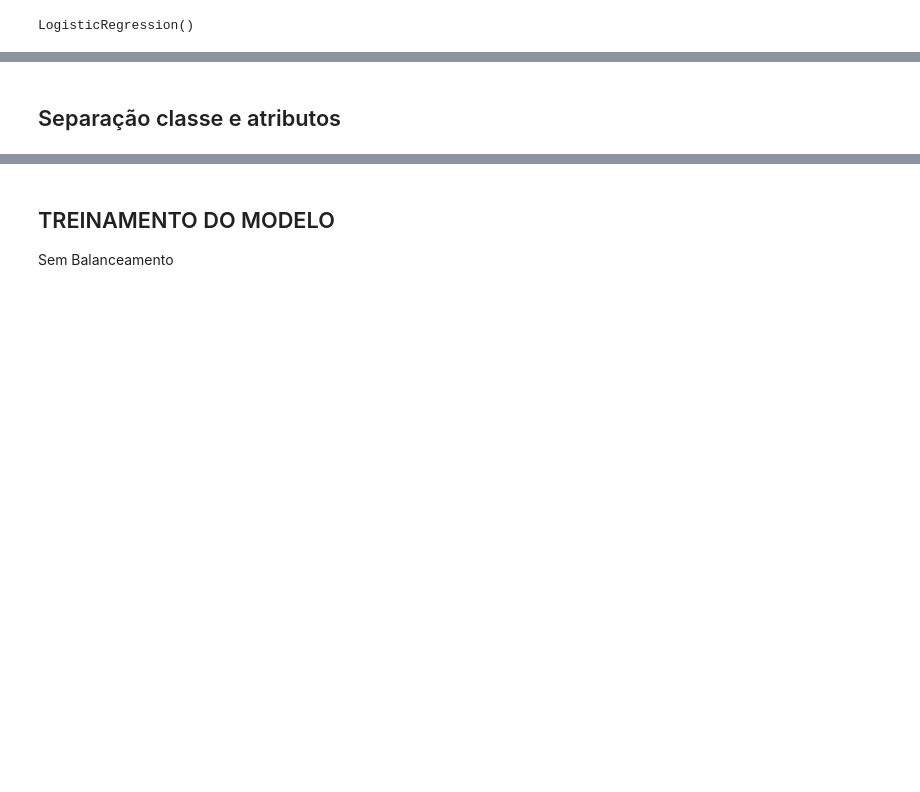
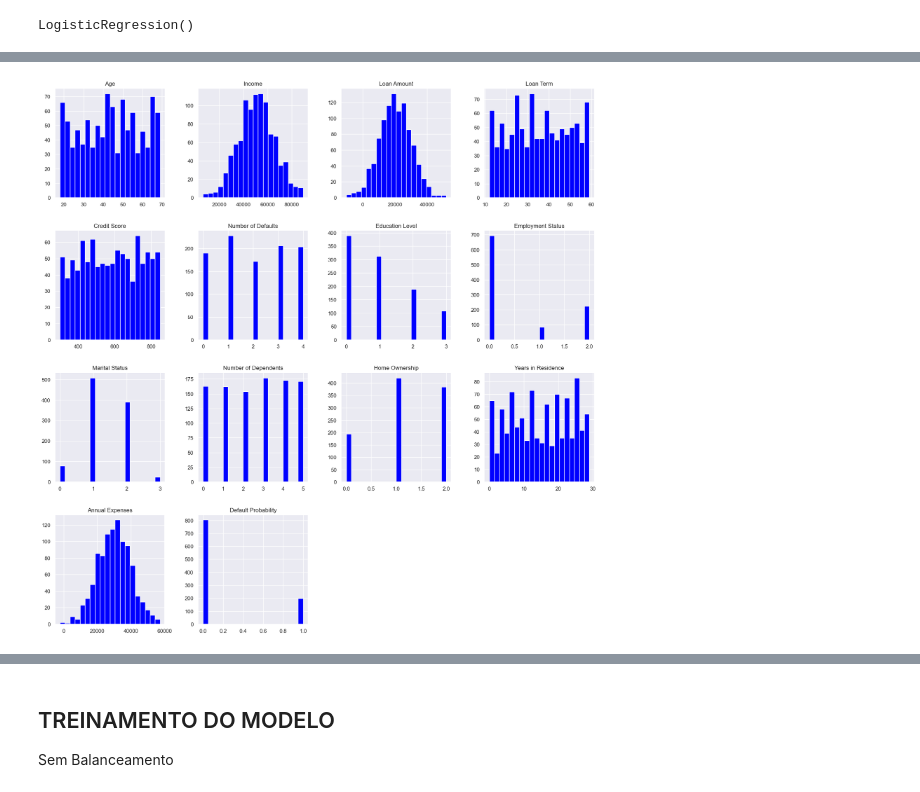
Before and after one commit to barros-bianca/Itau-Analise-de-Credito, a Jupyter notebook: Notebook/Regressao Logistica.ipynb, the cells around one changed output, grey strips where cells are left out. Saved outputs shown, nothing was run; the diff lists cells and outputs as text; code cells hidden in the pictures; blank space fills up the shorter version.

```diff
--- a/Notebook/Regressao Logistica.ipynb
+++ b/Notebook/Regressao Logistica.ipynb
@@ -329,2 +432,5 @@ plt.show()
-# %% [markdown]
-## Separação classe e atributos
+# %%
+eixo = df_categorico.hist(bins=20, color='blue')
+plt.show()
+# %% [output]
+[figure, added]
```
Also changed, not shown: parts of 97 cells of this notebook, 5 other files.
